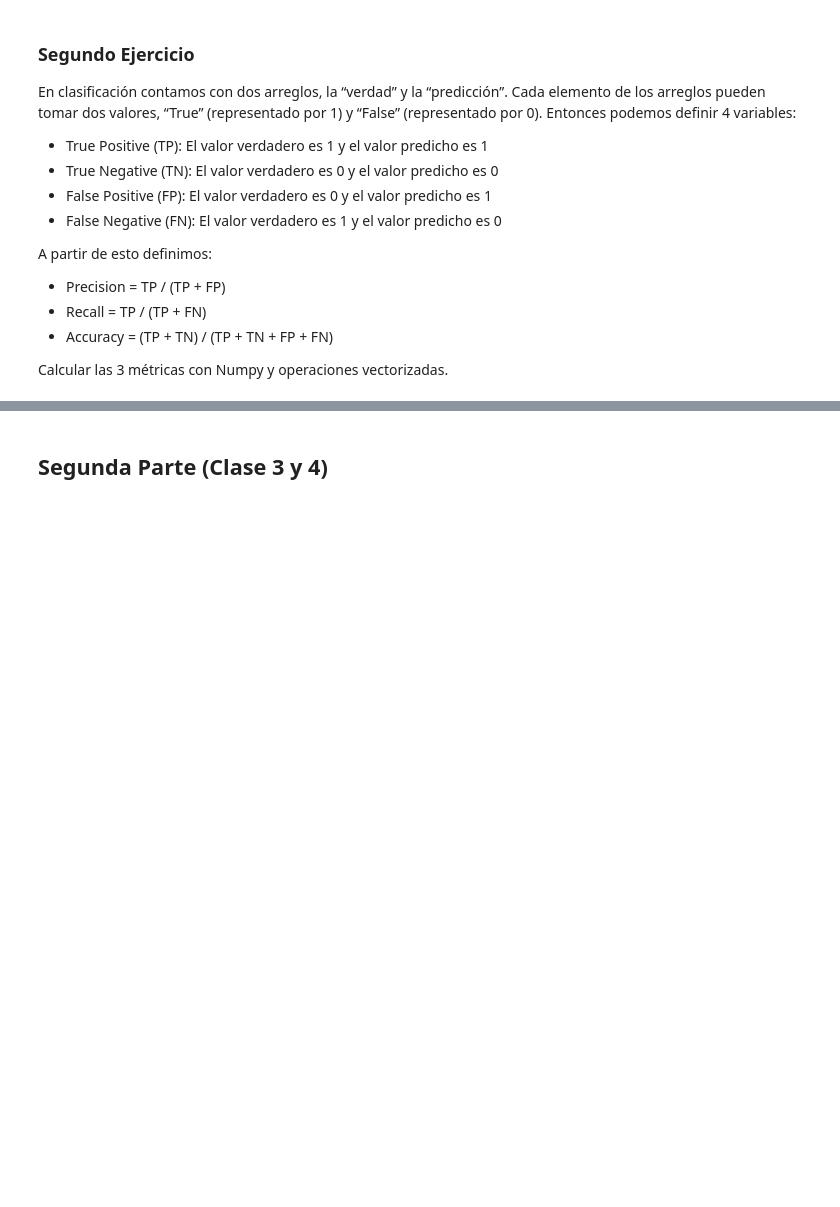
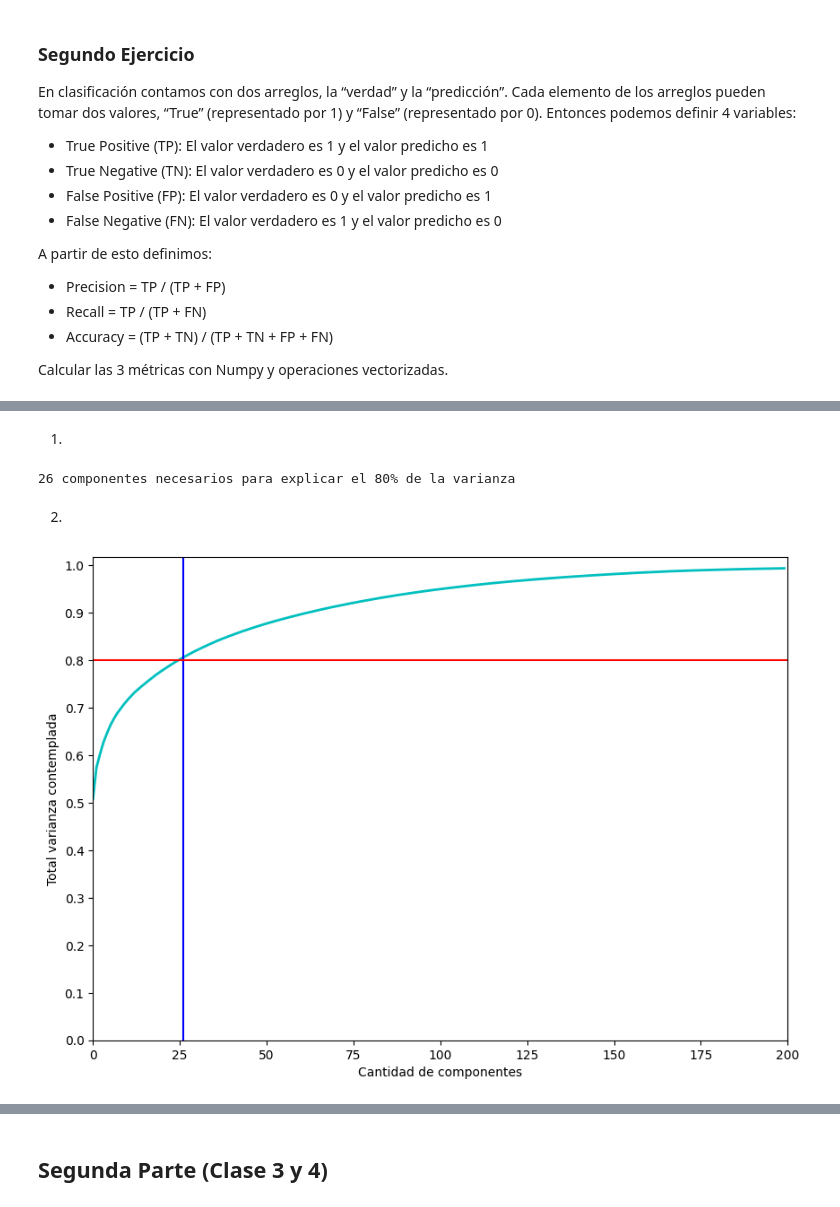
Before and after one commit to FIUBA-Posgrado-Inteligencia-Artificial/intro_ia, a Jupyter notebook: tp_integrador_enunciado/tp_integrador.ipynb, the cells around one changed output, grey strips where cells are left out. Cells and saved outputs as stored; diff of their text form; code cells hidden in the pictures; blank space fills up the shorter version.

```diff
--- a/tp_integrador_enunciado/tp_integrador.ipynb
+++ b/tp_integrador_enunciado/tp_integrador.ipynb
@@ -102,3 +102,46 @@ Para este ejercicio vamos a considerar los siguientes datasets:
 3. Utilizando [KMeans](https://scikit-learn.org/stable/modules/generated/sklearn.cluster.KMeans.html). Agrupar el dataset transformado (ejercicio de PCA) y agrupar en clusters de $k=6$ (ej 3) y $k=10$ (ej 4). Luego en ambos casos probar con $k=2$.
 4. Graficar los resultados con los distintos k's usando las primeras dos componentes principales como ejes x,y.
 5. Explique. ¿Cuál fue la ganancia de usar PCA en conjunto con k-means?
+# %%
+import os
+
+from sklearn import metrics
+from sklearn.cluster import KMeans
+from sklearn.decomposition import PCA
+from sklearn.preprocessing import StandardScaler
+
+
+RANDOM_STATE = 17
+# %%
+#HAR
+PATH_DATASET = "./UCI HAR Dataset/train"
+X_train = np.loadtxt(os.path.join(PATH_DATASET, "X_train.txt"))
+y_train = np.loadtxt(os.path.join(PATH_DATASET, "y_train.txt")).astype(int)
+# %% [markdown]
+1.
+# %%
+
+scaler = StandardScaler()
+X_scaled = scaler.fit_transform(X_train)
+pca = PCA(n_components=0.8, random_state=RANDOM_STATE).fit(X_scaled)
+X_pca = pca.transform(X_scaled)
+
+print(X_pca.shape[1], "componentes necesarios para explicar el 80%"+" de la varianza")
+# %% [output]
+26 componentes necesarios para explicar el 80% de la varianza
+# %% [markdown]
+2.
+# %%
+pca_2 = PCA(n_components=200, random_state=RANDOM_STATE).fit(X_scaled)
+
+plt.figure(figsize=(10,7))
+plt.plot(np.cumsum(pca_2.explained_variance_ratio_), color='c', lw=2)
+plt.xlabel('Cantidad de componentes')
+plt.ylabel('Total varianza contemplada')
+plt.xlim(0, 200)
+plt.yticks(np.arange(0, 1.1, 0.1))
+plt.axvline(26, c='b')
+plt.axhline(0.8, c='r')
+plt.show();
+# %% [output]
+[figure, added]
```
Also changed, not shown: parts of 29 cells of this notebook, 31 other files.
